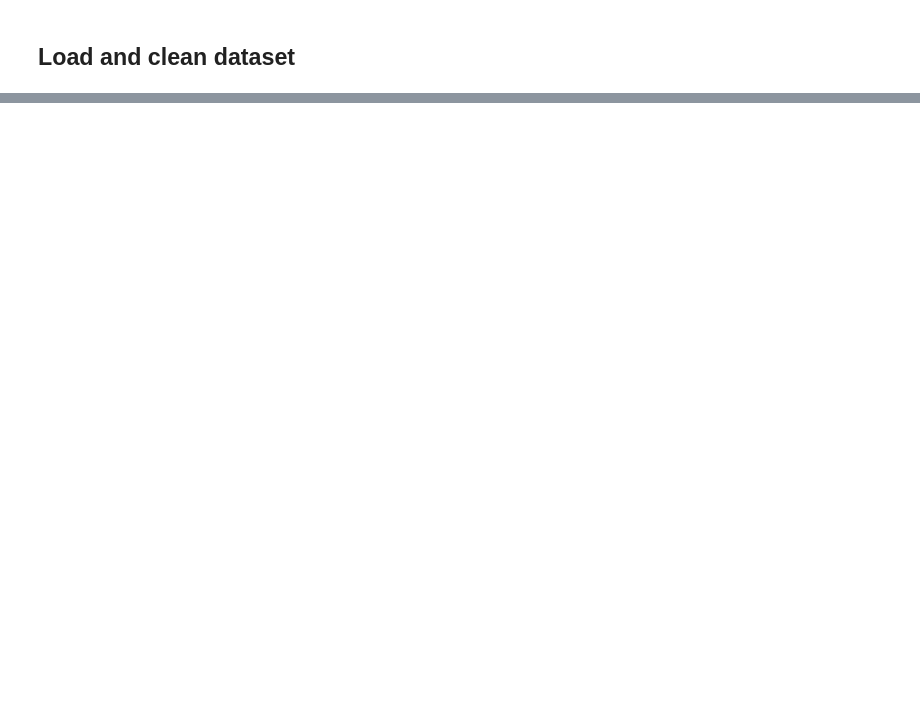
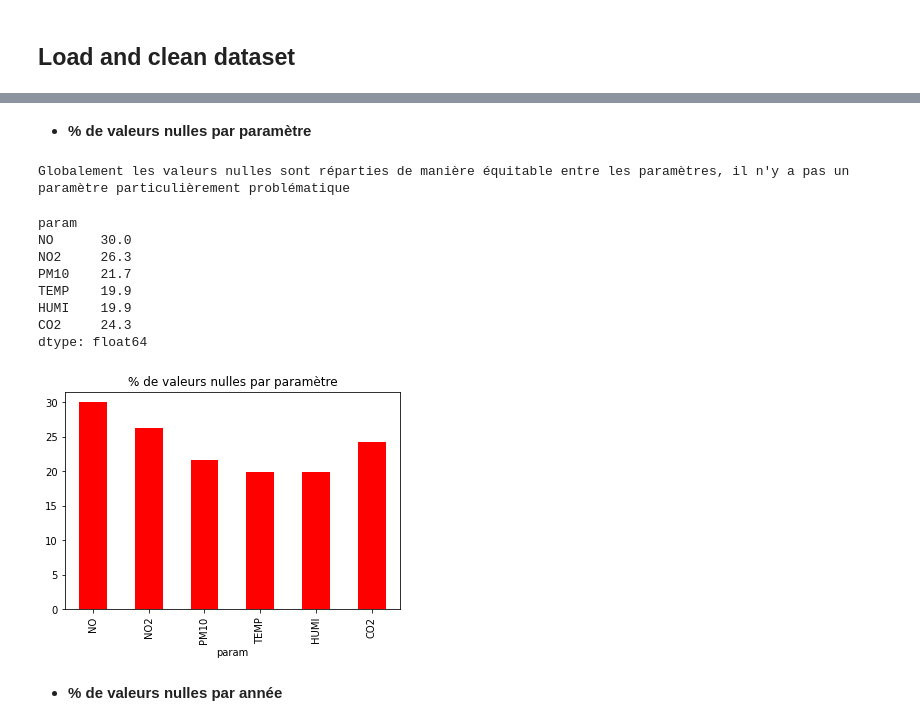
Before and after one commit to tajulien/MSBGD-SD701-BigDataMining, a Jupyter notebook: u- lulu/2.Explore_df_air.ipynb, the cells around one changed output, grey strips where cells are left out. Drawn from its saved outputs; the diff is of its cells as text; code cells hidden in the pictures; blank space fills up the shorter version.

```diff
--- a/u- lulu/2.Explore_df_air.ipynb
+++ b/u- lulu/2.Explore_df_air.ipynb
@@ -153,0 +134,21 @@ df_air.plot(figsize=[20,10]);
+# %% [markdown]
+- **% de valeurs nulles par paramètre**
+# %%
+count_null=df_air_global.isnull().sum()/len(df_air_global)
+count_null=round(count_null*100,1)
+count_null.plot.bar(title="% de valeurs nulles par paramètre",color='r')
+print('Globalement les valeurs nulles sont réparties de manière équitable entre les paramètres, il n\'y a pas un paramètre particulièrement problématique')
+count_null
+# %% [output]
+Globalement les valeurs nulles sont réparties de manière équitable entre les paramètres, il n'y a pas un paramètre particulièrement problématique
+param
+NO      30.0
+NO2     26.3
+PM10    21.7
+TEMP    19.9
+HUMI    19.9
+CO2     24.3
+dtype: float64
+[figure, added]
+# %% [markdown]
+- **% de valeurs nulles par année**
```
Also changed, not shown: parts of 68 cells of this notebook, 5 other files.
